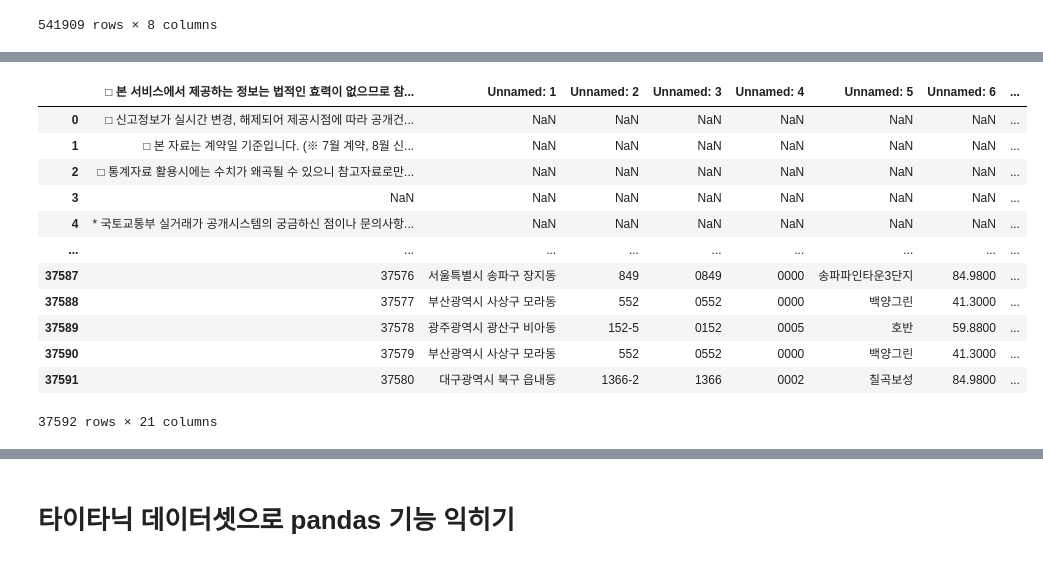
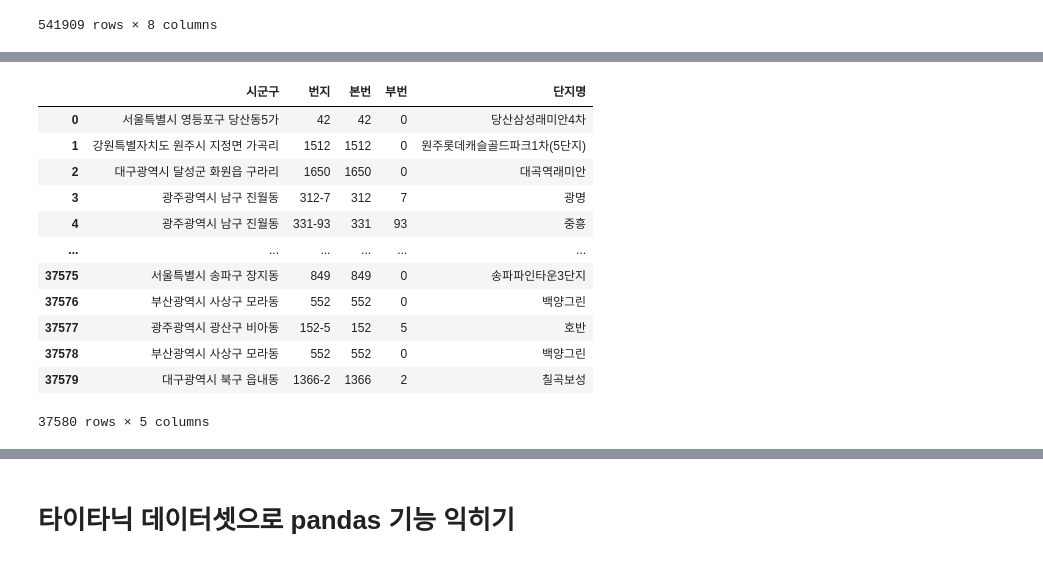
Before and after one commit to akafintech/fintech_service_2nd_aka, a Jupyter notebook: 05MACHINE_LEARNING/02_pandas_사용법.ipynb, the cells around one changed output, grey strips where cells are left out. Drawn from its saved outputs; the diff is of its cells as text; code cells hidden in the pictures.

```diff
--- a/05MACHINE_LEARNING/02_pandas_사용법.ipynb
+++ b/05MACHINE_LEARNING/02_pandas_사용법.ipynb
@@ -56,6 +143,7 @@ df_excel
 | 541908 | 581587 | 22138 | BAKING SET 9 PIECE RETROSPOT | 3 | 2011-12-09 12:50:00 | 4.95 | 12680.0 | France |
 541909 rows × 8 columns
 # %%
-df_excel2 = pd.read_excel("./data/아파트(매매)_실거래가_20240806113828.xlsx")
+%%time
+df_excel2 = pd.read_excel("../06deep_learning/data/아파트(매매)_실거래가_20240806113828.xlsx", header=12, usecols=[1,2,3,4,5])
 df_excel2
 # %% [output]
@@ -62,13 +152,13 @@ df_excel2
-|  | □ 본 서비스에서 제공하는 정보는 법적인 효력이 없으므로 참... | Unnamed: 1 | Unnamed: 2 | Unnamed: 3 | Unnamed: 4 | Unnamed: 5 | Unnamed: 6 | ... |
-| 0 | □ 신고정보가 실시간 변경, 해제되어 제공시점에 따라 공개건... | NaN | NaN | NaN | NaN | NaN | NaN | ... |
-| 1 | □ 본 자료는 계약일 기준입니다. (※ 7월 계약, 8월 신... | NaN | NaN | NaN | NaN | NaN | NaN | ... |
-| 2 | □ 통계자료 활용시에는 수치가 왜곡될 수 있으니 참고자료로만... | NaN | NaN | NaN | NaN | NaN | NaN | ... |
-| 3 | NaN | NaN | NaN | NaN | NaN | NaN | NaN | ... |
-| 4 | * 국토교통부 실거래가 공개시스템의 궁금하신 점이나 문의사항... | NaN | NaN | NaN | NaN | NaN | NaN | ... |
-| ... | ... | ... | ... | ... | ... | ... | ... | ... |
-| 37587 | 37576 | 서울특별시 송파구 장지동 | 849 | 0849 | 0000 | 송파파인타운3단지 | 84.9800 | ... |
-| 37588 | 37577 | 부산광역시 사상구 모라동 | 552 | 0552 | 0000 | 백양그린 | 41.3000 | ... |
-| 37589 | 37578 | 광주광역시 광산구 비아동 | 152-5 | 0152 | 0005 | 호반 | 59.8800 | ... |
-| 37590 | 37579 | 부산광역시 사상구 모라동 | 552 | 0552 | 0000 | 백양그린 | 41.3000 | ... |
-| 37591 | 37580 | 대구광역시 북구 읍내동 | 1366-2 | 1366 | 0002 | 칠곡보성 | 84.9800 | ... |
+|  | 시군구 | 번지 | 본번 | 부번 | 단지명 |
+| 0 | 서울특별시 영등포구 당산동5가 | 42 | 42 | 0 | 당산삼성래미안4차 |
+| 1 | 강원특별자치도 원주시 지정면 가곡리 | 1512 | 1512 | 0 | 원주롯데캐슬골드파크1차(5단지) |
+| 2 | 대구광역시 달성군 화원읍 구라리 | 1650 | 1650 | 0 | 대곡역래미안 |
+| 3 | 광주광역시 남구 진월동 | 312-7 | 312 | 7 | 광명 |
+| 4 | 광주광역시 남구 진월동 | 331-93 | 331 | 93 | 중흥 |
+| ... | ... | ... | ... | ... | ... |
+| 37575 | 서울특별시 송파구 장지동 | 849 | 849 | 0 | 송파파인타운3단지 |
+| 37576 | 부산광역시 사상구 모라동 | 552 | 552 | 0 | 백양그린 |
+| 37577 | 광주광역시 광산구 비아동 | 152-5 | 152 | 5 | 호반 |
+| 37578 | 부산광역시 사상구 모라동 | 552 | 552 | 0 | 백양그린 |
+| 37579 | 대구광역시 북구 읍내동 | 1366-2 | 1366 | 2 | 칠곡보성 |
-37592 rows × 21 columns
+37580 rows × 5 columns
```
Also changed, not shown: parts of 31 cells of this notebook.
